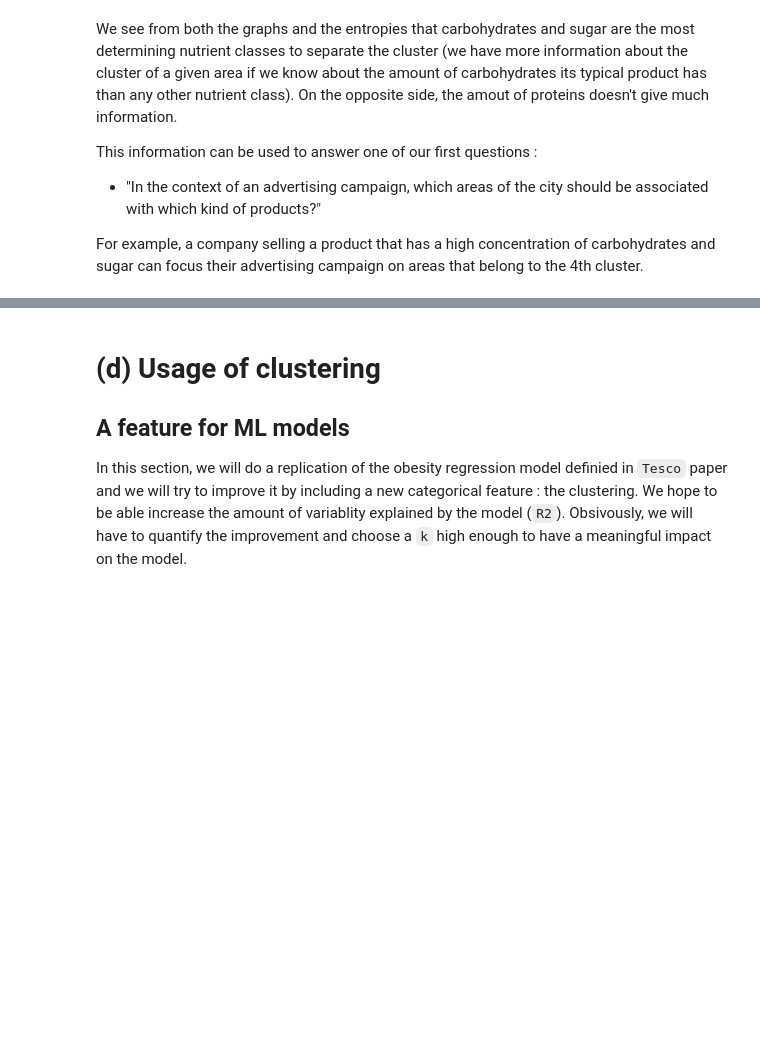
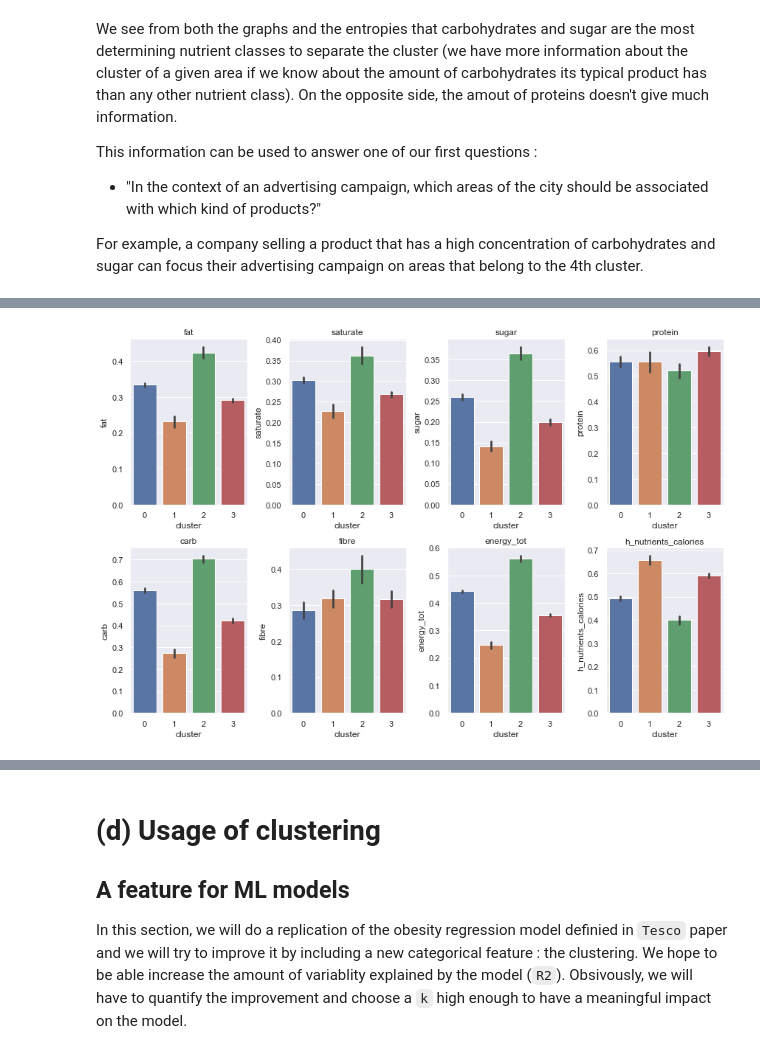
Before and after one commit to epfl-ada/ada-2020-project-milestone-p3-p3_pleutre, a Jupyter notebook: Merged.ipynb, the cells around one changed output, grey strips where cells are left out. Drawn from its saved outputs; the diff is of its cells as text; code cells hidden in the pictures; blank space fills up the shorter version.

Commit message:
Cluster analysis and conclusion

```diff
--- a/Merged.ipynb
+++ b/Merged.ipynb
@@ -901,0 +905,13 @@ For example, a company selling a product that has a high concentration of carboh
+# %%
+# Take only the columns and rows of interest
+cluster_osward = tesco_cluster.query('month=="yea"').query('agg_level=="osward"')[typical_products+[cluster_name]+['area_id']]
+# Load the diabetes data
+diabetes = pd.read_csv(data_path + 'diabetes_estimates_osward_2016.csv', index_col='area_id',
+            usecols=['area_id','estimated_diabetes_prevalence'])\
+            .rename(columns={'estimated_diabetes_prevalence':'diabetes'})
+
+# Join the two tables
+cluster_osward = cluster_osward.join(diabetes, how='inner', on='area_id')
+# Normalize the diabetes columns
+cluster_osward['diabetes'] /= max(cluster_osward['diabetes'])
+cluster_osward
@@ -901,0 +932,20 @@ For example, a company selling a product that has a high concentration of carboh
+# %%
+# Min-max scaling the nutrients in order to be able to reasonably compare between clusters
+m,M = cluster_osward[typical_products].min(),cluster_osward[typical_products].max()
+cluster_osward[typical_products] = (cluster_osward[typical_products]-m)/(M-m)
+
+plt.figure(figsize=(12,8))
+for i,t in enumerate(typical_products):
+    # 8 subplots
+    plt.subplot(241+i)
+    plt.title(t)
+    # Each bar in the barplot correspong to a different cluster
+    sns.barplot(x=cluster_name, y=t, data=cluster_osward).set_xlabel('cluster')
+
+    # Compute the mean by cluster for nutrient t
+    mean_per_cluster = cluster_osward[[t,cluster_name]].groupby(cluster_name).agg(np.mean)
+
+plt.tight_layout()
+plt.show()
+# %% [output]
+[figure, added]
```
Also changed, not shown: parts of 13 cells of this notebook.
